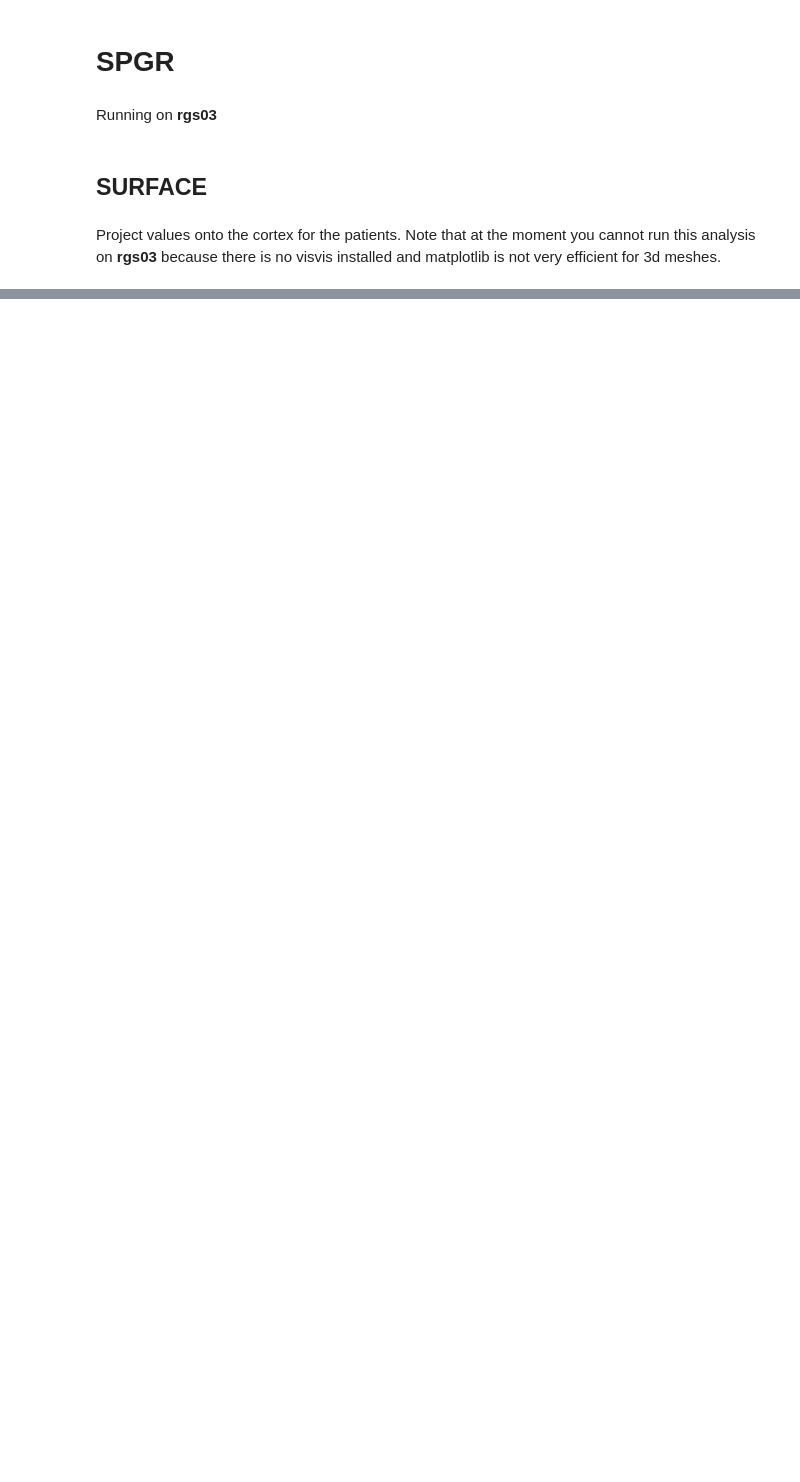
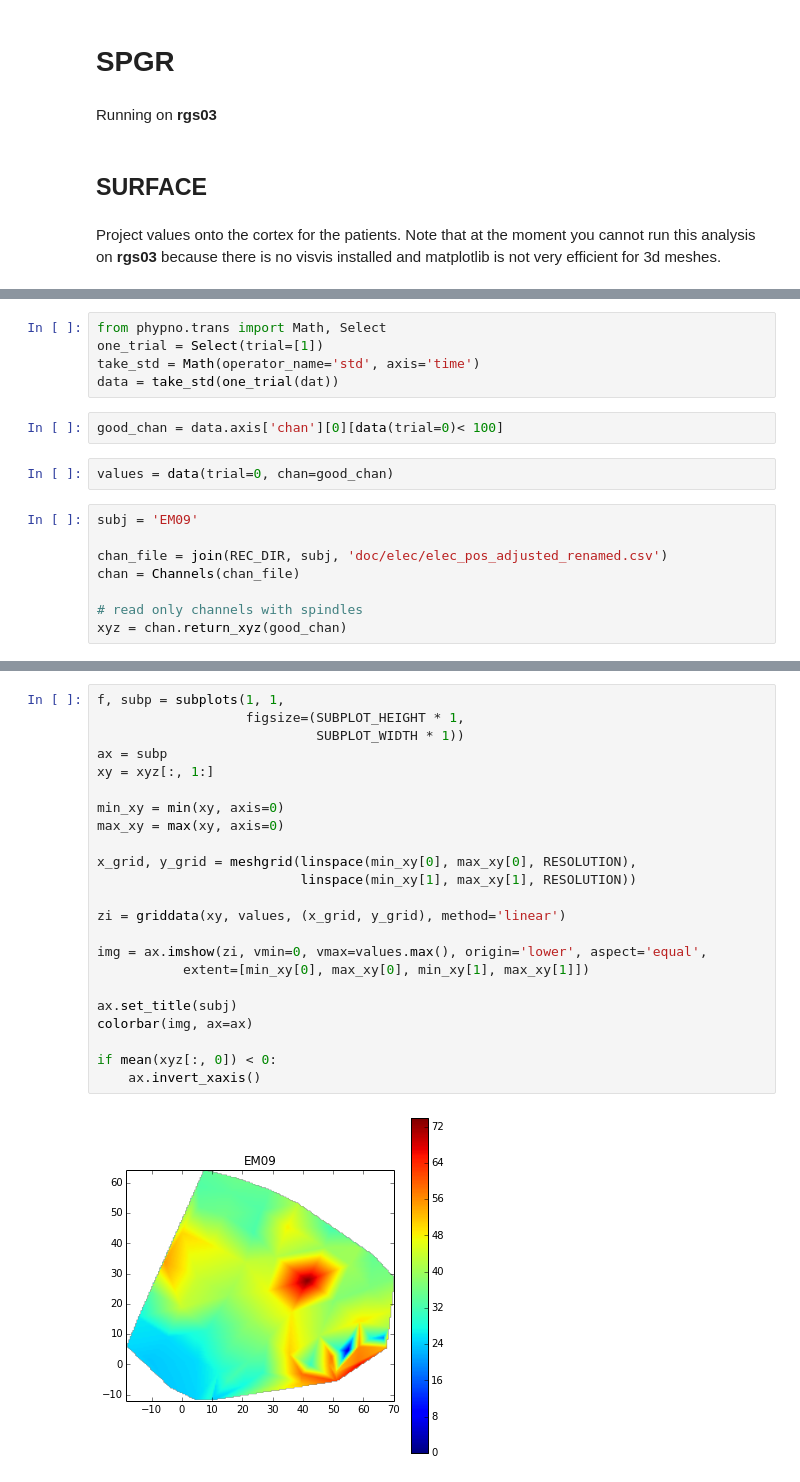
Before and after one commit to gpiantoni/spgr, a Jupyter notebook: surface.ipynb, the cells around one changed output, grey strips where cells are left out. Drawn from its saved outputs; the diff is of its cells as text; blank space fills up the shorter version.

```diff
--- a/surface.ipynb
+++ b/surface.ipynb
@@ -113,0 +96,17 @@ cbar = fig.colorbar(ax)
+# %%
+from phypno.trans import Math, Select
+one_trial = Select(trial=[1])
+take_std = Math(operator_name='std', axis='time')
+data = take_std(one_trial(dat))
+# %%
+good_chan = data.axis['chan'][0][data(trial=0)< 100]
+# %%
+values = data(trial=0, chan=good_chan)
+# %%
+subj = 'EM09'
+
+chan_file = join(REC_DIR, subj, 'doc/elec/elec_pos_adjusted_renamed.csv')
+chan = Channels(chan_file)
+
+# read only channels with spindles
+xyz = chan.return_xyz(good_chan)
@@ -113,0 +116,25 @@ cbar = fig.colorbar(ax)
+# %%
+f, subp = subplots(1, 1,
+                   figsize=(SUBPLOT_HEIGHT * 1,
+                            SUBPLOT_WIDTH * 1))
+ax = subp
+xy = xyz[:, 1:]
+
+min_xy = min(xy, axis=0)
+max_xy = max(xy, axis=0)
+
+x_grid, y_grid = meshgrid(linspace(min_xy[0], max_xy[0], RESOLUTION),
+                          linspace(min_xy[1], max_xy[1], RESOLUTION))
+
+zi = griddata(xy, values, (x_grid, y_grid), method='linear')
+
+img = ax.imshow(zi, vmin=0, vmax=values.max(), origin='lower', aspect='equal',
+           extent=[min_xy[0], max_xy[0], min_xy[1], max_xy[1]])
+
+ax.set_title(subj)
+colorbar(img, ax=ax)
+
+if mean(xyz[:, 0]) < 0:
+    ax.invert_xaxis()
+# %% [output]
+[figure, added]
```
Also changed, not shown: parts of 16 cells of this notebook, 1 other file.
